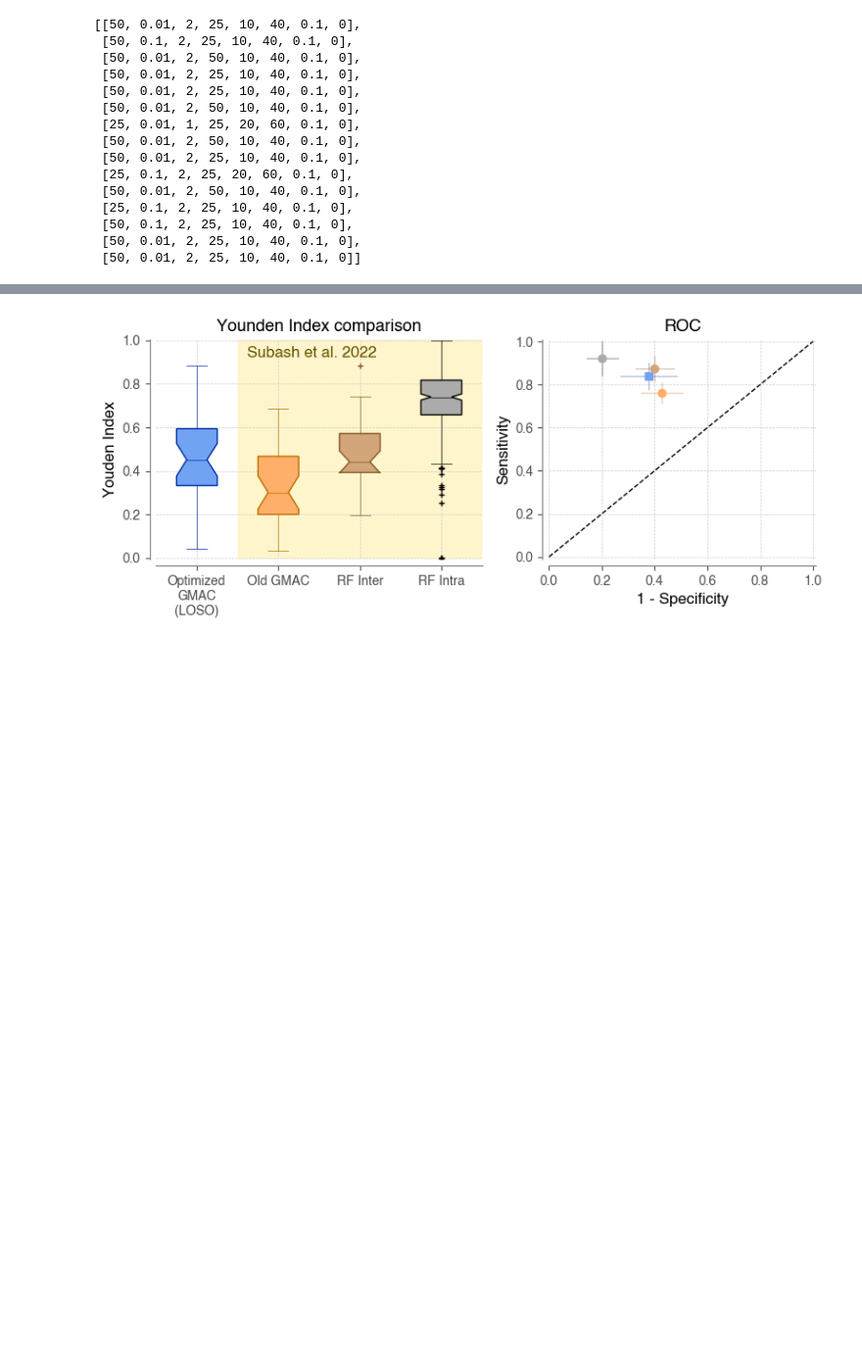
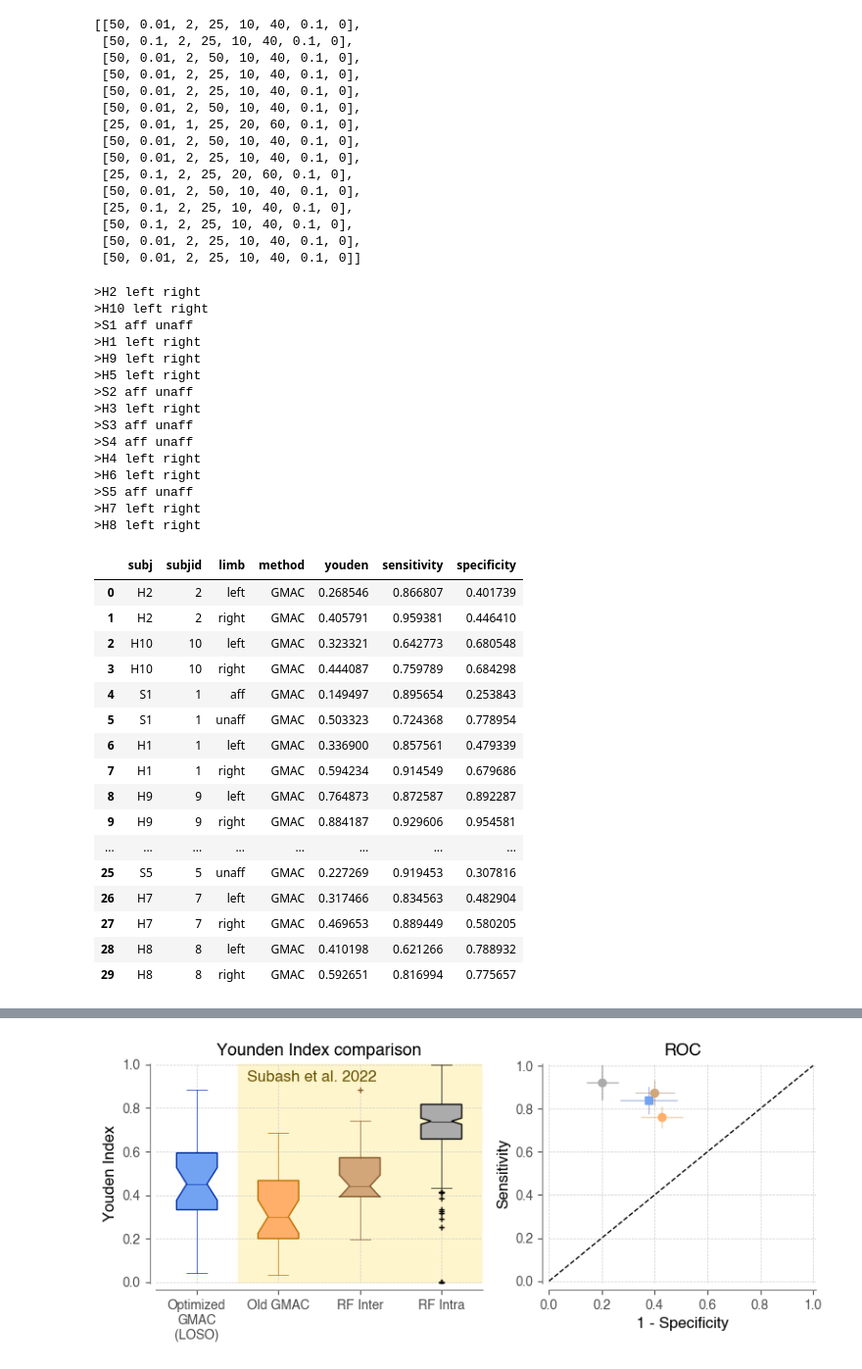
Before and after one commit to siva82kb/gmac, a Jupyter notebook: notebooks/06-paper_plots_R1.ipynb, the cells around one changed output, grey strips where cells are left out. Shown at 98% size. Saved outputs shown, nothing was run; the diff lists cells and outputs as text; code cells hidden in the pictures; blank space fills up the shorter version.

```diff
--- a/notebooks/06-paper_plots_R1.ipynb
+++ b/notebooks/06-paper_plots_R1.ipynb
@@ -1086,4 +769,71 @@ bestargs
  [50, 0.1, 2, 25, 10, 40, 0.1, 0],
  [50, 0.01, 2, 25, 10, 40, 0.1, 0],
  [50, 0.01, 2, 25, 10, 40, 0.1, 0]]
+# %%
+cols = ["subj", "subjid", "limb", "method",
+        "youden", "sensitivity", "specificity"]
+losoperfdf = pd.DataFrame(columns=cols)
+
+# Go through each limb
+for _subj in subjs:
+    _losoinx = (gmac_perf.subjtype == _subj)
+    sys.stdout.write(f">{_subj}")
+    for _lmb in gmac_perf[_losoinx].limb.unique():
+        sys.stdout.write(f" {_lmb}")
+        sys.stdout.flush()
+        _limbinx = (gmac_perf.limb == _lmb)
+        _inx = ((gmac_perf.np == bestargs[_subj][0]) &
+                (gmac_perf.fc == bestargs[_subj][1]) &
+                (gmac_perf.nc == bestargs[_subj][2]) &
+                (gmac_perf.nam == bestargs[_subj][3]) &
+                (gmac_perf.p_th == bestargs[_subj][4]) &
+                (gmac_perf.p_th_band == bestargs[_subj][5]) &
+                (gmac_perf.am_th == bestargs[_subj][6]) &
+                (gmac_perf.am_th_band == bestargs[_subj][7]))
+        # New row df
+        _newrowdf = pd.DataFrame.from_dict({
+            "subj": [_subj],
+            "limb": [_lmb],
+            "subjid": gmac_perf[_losoinx].subject.unique(),
+            "method": ["GMAC"],
+            "youden": gmac_perf[_losoinx & _limbinx & _inx].youden,
+            "sensitivity": gmac_perf[_losoinx & _limbinx & _inx].sensitivity,
+            "specificity": gmac_perf[_losoinx & _limbinx & _inx].specificity
+        })
+        losoperfdf = pd.concat([losoperfdf, _newrowdf], ignore_index=True)
+    sys.stdout.write("\n")
+losoperfdf
+# %% [output]
+>H2 left right
+>H10 left right
+>S1 aff unaff
+>H1 left right
+>H9 left right
+>H5 left right
+>S2 aff unaff
+>H3 left right
+>S3 aff unaff
+>S4 aff unaff
+>H4 left right
+>H6 left right
+>S5 aff unaff
+>H7 left right
+>H8 left right
+|  | subj | subjid | limb | method | youden | sensitivity | specificity |
+| 0 | H2 | 2 | left | GMAC | 0.268546 | 0.866807 | 0.401739 |
+| 1 | H2 | 2 | right | GMAC | 0.405791 | 0.959381 | 0.446410 |
+| 2 | H10 | 10 | left | GMAC | 0.323321 | 0.642773 | 0.680548 |
+| 3 | H10 | 10 | right | GMAC | 0.444087 | 0.759789 | 0.684298 |
+| 4 | S1 | 1 | aff | GMAC | 0.149497 | 0.895654 | 0.253843 |
+| 5 | S1 | 1 | unaff | GMAC | 0.503323 | 0.724368 | 0.778954 |
+| 6 | H1 | 1 | left | GMAC | 0.336900 | 0.857561 | 0.479339 |
+| 7 | H1 | 1 | right | GMAC | 0.594234 | 0.914549 | 0.679686 |
+| 8 | H9 | 9 | left | GMAC | 0.764873 | 0.872587 | 0.892287 |
+| 9 | H9 | 9 | right | GMAC | 0.884187 | 0.929606 | 0.954581 |
+| ... | ... | ... | ... | ... | ... | ... | ... |
+| 25 | S5 | 5 | unaff | GMAC | 0.227269 | 0.919453 | 0.307816 |
+| 26 | H7 | 7 | left | GMAC | 0.317466 | 0.834563 | 0.482904 |
+| 27 | H7 | 7 | right | GMAC | 0.469653 | 0.889449 | 0.580205 |
+| 28 | H8 | 8 | left | GMAC | 0.410198 | 0.621266 | 0.788932 |
+| 29 | H8 | 8 | right | GMAC | 0.592651 | 0.816994 | 0.775657 |
 # %%
```
Also changed, not shown: parts of 69 cells of this notebook, 1 other file.
